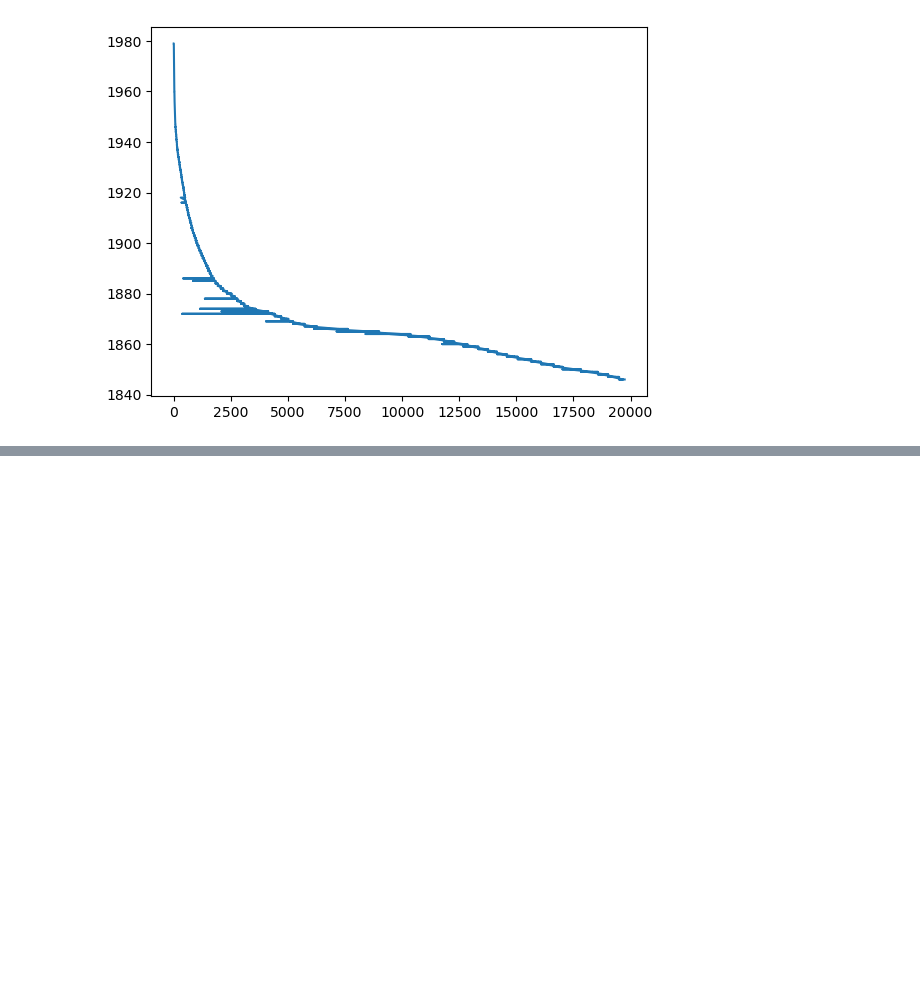
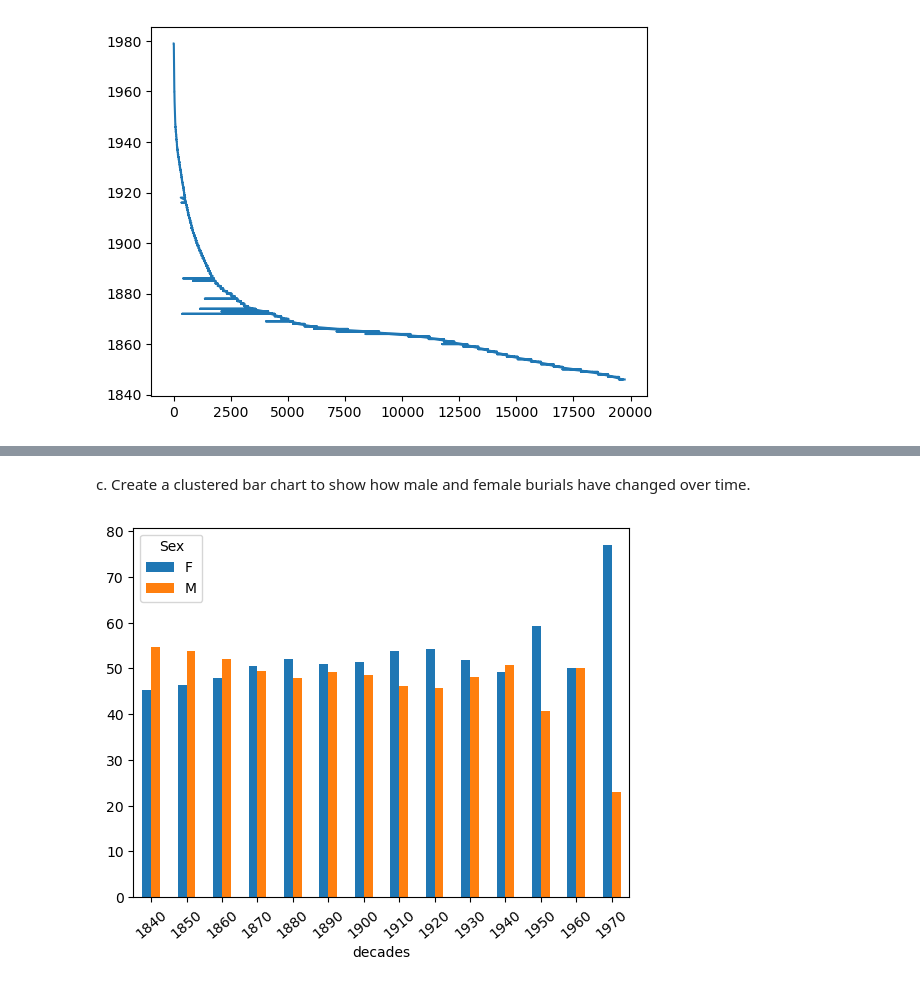
Before and after one commit to NSS-Data-Analytics-Cohort-10/advanced-pandas-mhm516, a Jupyter notebook: script/code.ipynb, the cells around one changed output, grey strips where cells are left out. Cells and saved outputs as stored; diff of their text form; code cells hidden in the pictures; blank space fills up the shorter version.

```diff
--- a/script/code.ipynb
+++ b/script/code.ipynb
@@ -96,9 +103,8 @@ ax=top10_cod.plot.bar()
 # %% [markdown]
 3. Create a line chart showing the number of burials per year.
 # %%
-
-year=cleaned_df['Burial Year'].sort_values(ascending=False)
-ax=plt.plot(year)
+years=c_df['year'].sort_values(ascending=False)
+ax=plt.plot(years)
 # %% [output]
 [figure]
 # %% [markdown]
@@ -123,0 +114,6 @@ pd.crosstab(cleaned_df['Burial Year'],cleaned_df['Month No.'],margins=True)
+# %%
+c_df['year'].isna()
+clean=c_df.drop([19743, 19744])
+clean["year"] = clean["year"].astype(int)
+yearly_cross=pd.crosstab(clean['year'],clean['Month No.'],margins=True)
+yearly_cross
@@ -123,0 +163,16 @@ pd.crosstab(cleaned_df['Burial Year'],cleaned_df['Month No.'],margins=True)
+# %%
+df=clean
+df=df.set_index('year')
+year_list = df.index.to_list()
+decade_list = []
+for year in year_list:
+  decade_list.append((year // 10) * 10)
+decade_series = pd.Series(data=decade_list, name='decades')
+df = df.reset_index()
+df.index = decade_series
+df=df.loc[df['Sex'].isin(['F','M'])]
+df= df.reset_index()
+cross_totals=pd.crosstab(df['decades'],df['Sex'],margins=True)
+cross_percentages=pd.crosstab(df['decades'],df['Sex'],normalize='index')
+cross_percentages=cross_percentages*100
+cross_percentages
@@ -123,0 +196,6 @@ pd.crosstab(cleaned_df['Burial Year'],cleaned_df['Month No.'],margins=True)
+# %% [markdown]
+c. Create a clustered bar chart to show how male and female burials have changed over time.
+# %%
+barplot = cross_percentages.plot.bar(rot=40)
+# %% [output]
+[figure, added]
```
Also changed, not shown: parts of 9 cells of this notebook.
